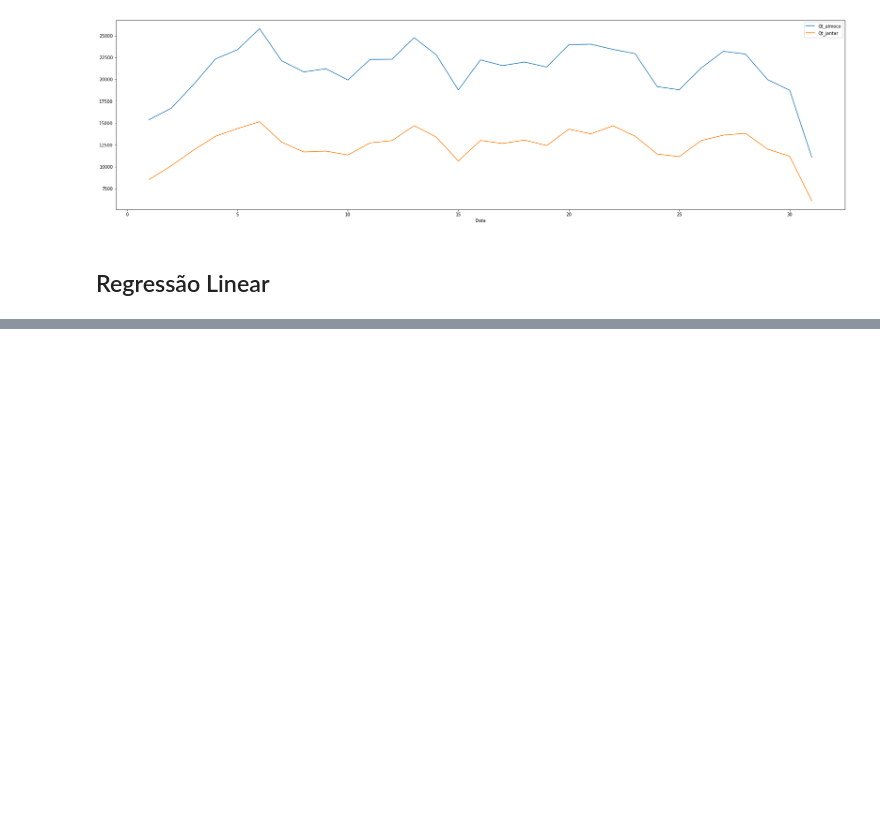
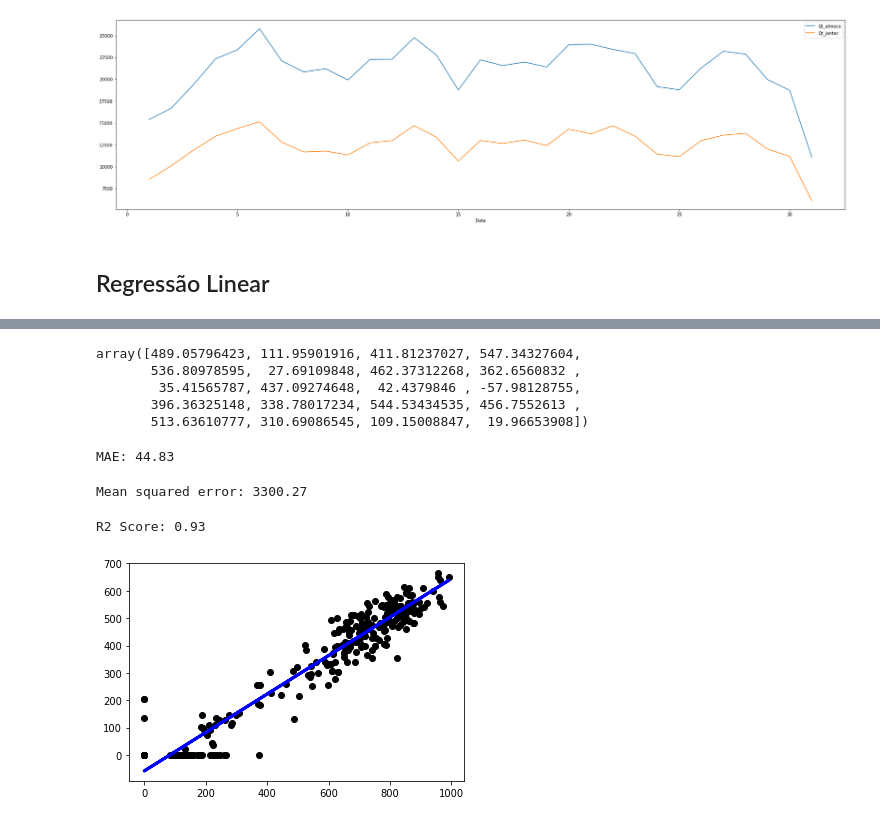
Before and after one commit to felipebmuniz/ciencia-de-dados-trabalho-final, a Jupyter notebook: TrabalhoFinal.ipynb, the cells around one changed output, grey strips where cells are left out. Saved outputs shown, nothing was run; the diff lists cells and outputs as text; code cells hidden in the pictures; blank space fills up the shorter version.

Commit message:
Criado através do Colaboratory - Adição da regressão linear

```diff
--- a/TrabalhoFinal.ipynb
+++ b/TrabalhoFinal.ipynb
@@ -208,0 +241,51 @@ df_temp.groupby(df_temp.index.day).sum().plot(figsize=(30, 8))
+# %%
+# Vamos começar selecionando nossas features e target, entradas e saídas ou simplesmente X e y são nomes comuns que podem aparecer na literatura.
+# Serã feito a relação que se pode obter de almoços em contra partida aos jantares. Se obterá a relação de se em um dia a quantidades de almoços irá representar em jantares.
+X = df_reg[['Qt_almoco']]
+y = df_reg.Qt_jantar
+# %%
+# O parâmetro test_size vai definir o tamanho dos nossos dados selecionados para teste, o tamanho dessa divisão, não existe uma regra para isso,
+# vai depender de cada problema e principalmente do tamanho do conjunto de dados que temos para treino.
+X_train, X_test, y_train, y_test = train_test_split(X, y, test_size=0.25)
+# %%
+# Criando o modelo LinearRegression
+regr = LinearRegression()
+# Realizar treinamento do modelo
+regr.fit(X_train, y_train)
+# Realizar predição com os dados separados para teste
+y_pred = regr.predict(X_test)
+# Visualização dos 20 primeiros resultados
+y_pred[:20]
+# %% [output]
+array([489.05796423, 111.95901916, 411.81237027, 547.34327604,
+       536.80978595,  27.69109848, 462.37312268, 362.6560832 ,
+        35.41565787, 437.09274648,  42.4379846 , -57.98128755,
+       396.36325148, 338.78017234, 544.53434535, 456.7552613 ,
+       513.63610777, 310.69086545, 109.15008847,  19.96653908])
+# %%
+# Erro Médio Absoluto (Mean Absolute Error)
+# O erro médio absoluto (MAE) é a média da soma de todos os e do nosso gráfico de erros, as sua análise sofre uma interferência devido aos erros positivos e negativos se anularem.
+print('MAE: %.2f' % mean_absolute_error(y_test, y_pred))
+# %% [output]
+MAE: 44.83
+# %%
+# Erro Quadrado Médio (Mean Squared Error)
+# O erro quadrado médio (MSE) é a média da soma de todos os e elevados ao quadrado do nosso gráfico,
+# o fato de ele ter as diferenças elevadas ao quadrados resolve o problema de os erros positivos e negativos se anulam, sendo mais preciso que o MAE.
+print('Mean squared error: %.2f' % mean_squared_error(y_test, y_pred))
+# %% [output]
+Mean squared error: 3300.27
+# %%
+# Coeficiente de Determinação (R2 Score)
+# O coeficiente de Determinação (R²) varia entre 0 e 1 e expressa a quantidade da variância dos dados que é explicada pelo modelo linear.
+# Explicando a variância da variável dependente a partir da variável independente.
+print('R2 Score: %.2f' % r2_score(y_test, y_pred))
+# %% [output]
+R2 Score: 0.93
+# %%
+# Plotagem dos dados
+plt.scatter(X_test, y_test,  color='black')
+plt.plot(X_test, y_pred, color='blue', linewidth=3)
+plt.show()
+# %% [output]
+[figure, added]
```
Also changed, not shown: parts of 3 cells of this notebook.
